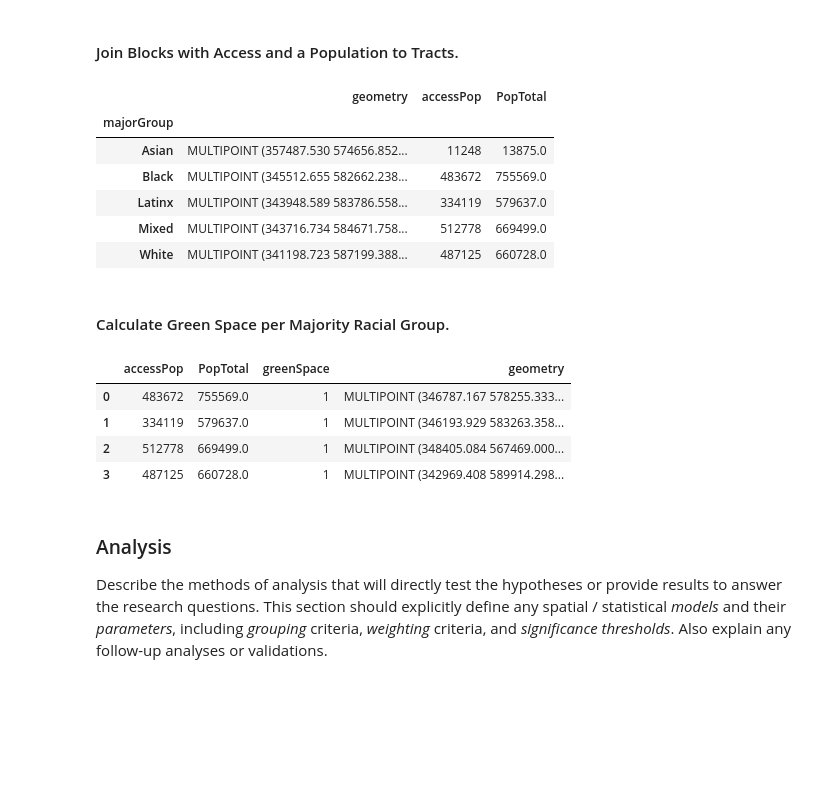
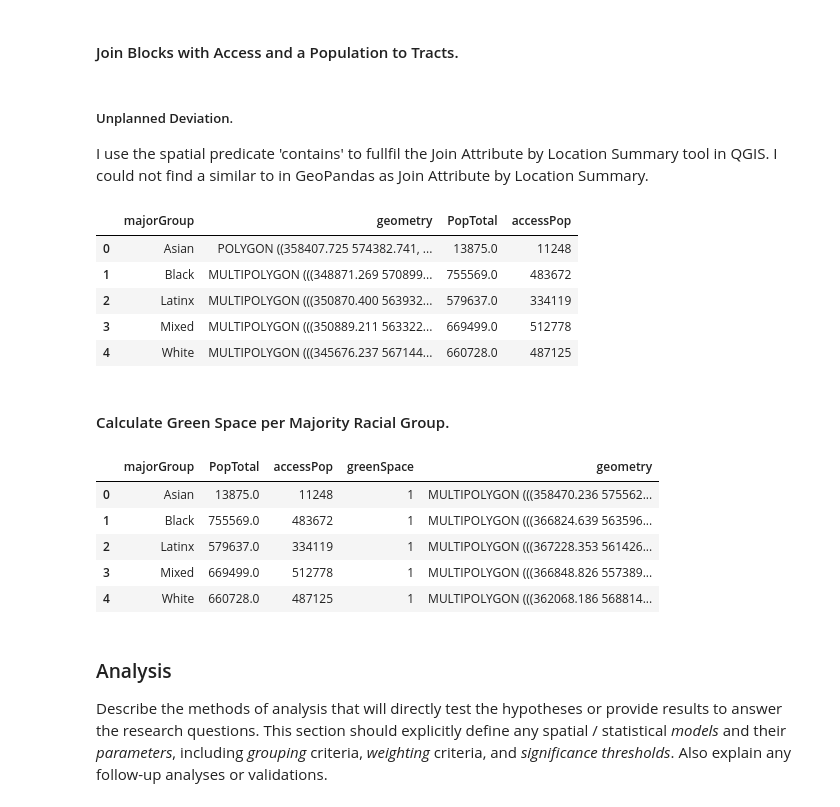
Before and after one commit to t-sutter/RPr-Chicago-Greenspaces, a Jupyter notebook: procedure/code/01-RPr-Chicago-Greenspaces.ipynb, the cells around one changed output. Saved outputs shown, nothing was run; the diff lists cells and outputs as text; code cells hidden in the pictures; blank space fills up the shorter version.

Commit message:
calcAccessPop

```diff
--- a/procedure/code/01-RPr-Chicago-Greenspaces.ipynb
+++ b/procedure/code/01-RPr-Chicago-Greenspaces.ipynb
@@ -547,6 +548,8 @@ tractsDict = {'majorGroup':tracts2010.majorGroup, 'PopTotal':tracts2010.PopTotal
 # Create GeoDataFrame.
 tractsMaj = gpd.GeoDataFrame(tractsDict,crs='EPSG:6454')
 # Dissolve / group by majority racial group. Sum other values (PopTotal).
-tractsMaj = tractsMaj.dissolve(by='majorGroup', aggfunc = 'sum')
+tractsMaj = tractsMaj.dissolve(by='majorGroup', aggfunc = 'sum', as_index=False)
+
+tractsMaj.plot(column='majorGroup',legend=True)
 tractsMaj
 # %% [output]
@@ -560,31 +563,36 @@ tractsMaj
 # %% [markdown]
 #### Join Blocks with Access and a Population to Tracts.
+# %% [markdown]
+##### Unplanned Deviation.
+I use the spatial predicate 'contains' to fullfil the Join Attribute by Location Summary tool in QGIS. I could not find a similar to in GeoPandas as Join Attribute by Location Summary.
 # %%
 # Create dictionary for Population of Blocks with Access GeoDataFrame.
 blocksPopAccessDict = {'accessPop':blocksPop_w_access.D001, 'geometry':blocksPop_w_access.geometry}
 # Create GeoDataFrame.
 blocksPopAccess = gpd.GeoDataFrame(blocksPopAccessDict, crs='EPSG:6454')
 # Join Blocks and Tracts.
 blocksMajorityGroup = gpd.sjoin(blocksPopAccess, tractsMaj, how='inner', predicate='within')
-# Rename 'index_right' majorGroup.
-blocksMajorityGroup = blocksMajorityGroup.rename(columns = {'index_right':'majorGroup'})
-# Remove 'PopTotal' from blocksMajorityGroup.
+# Remove 'PopTotal' and 'index_right' from blocksMajorityGroup.
 blocksMajorityGroup.pop('PopTotal')
-# Dissolve and sum blocksMajorityGroup by 'majorGroup'.
+blocksMajorityGroup.pop('index_right')
+# # Dissolve and sum blocksMajorityGroup by 'majorGroup'.
 tractsAccessPop = blocksMajorityGroup.dissolve(by='majorGroup', aggfunc = 'sum')
 # Join tractsMajor to tractsAccessPop to have PopTotal for tractsAccessPop.
-tractsAccessPop = gpd.sjoin(tractsAccessPop, tractsMaj, how='inner', predicate='within')
+### I use a different predicate here than in the initial study.
+tractsAccessPop = gpd.sjoin(tractsMaj, tractsAccessPop, how='left', predicate='contains')
 # Remove 'index_right'.
 tractsAccessPop.pop('index_right')
+# Visualize results.
+#tractsMaj.plot(column='majorGroup',legend=True)
+tractsAccessPop.dtypes
 tractsAccessPop
 # %% [output]
-|  | geometry | accessPop | PopTotal |
-| majorGroup |  |  |  |
-| Asian | MULTIPOINT (357487.530 574656.852... | 11248 | 13875.0 |
-| Black | MULTIPOINT (345512.655 582662.238... | 483672 | 755569.0 |
-| Latinx | MULTIPOINT (343948.589 583786.558... | 334119 | 579637.0 |
-| Mixed | MULTIPOINT (343716.734 584671.758... | 512778 | 669499.0 |
-| White | MULTIPOINT (341198.723 587199.388... | 487125 | 660728.0 |
+|  | majorGroup | geometry | PopTotal | accessPop |
+| 0 | Asian | POLYGON ((358407.725 574382.741, ... | 13875.0 | 11248 |
+| 1 | Black | MULTIPOLYGON (((348871.269 570899... | 755569.0 | 483672 |
+| 2 | Latinx | MULTIPOLYGON (((350870.400 563932... | 579637.0 | 334119 |
+| 3 | Mixed | MULTIPOLYGON (((350889.211 563322... | 669499.0 | 512778 |
+| 4 | White | MULTIPOLYGON (((345676.237 567144... | 660728.0 | 487125 |
 # %% [markdown]
 #### Calculate Green Space per Majority Racial Group.
 # %%
@@ -595,11 +603,12 @@ gs_df = gpd.GeoDataFrame(gsDict, crs='EPSG:6454')
 grpTractsGrnSp =tractsAccessPop.overlay(gs_df, how='intersection')
 grpTractsGrnSp
 # %% [output]
-|  | accessPop | PopTotal | greenSpace | geometry |
-| 0 | 483672 | 755569.0 | 1 | MULTIPOINT (346787.167 578255.333... |
-| 1 | 334119 | 579637.0 | 1 | MULTIPOINT (346193.929 583263.358... |
-| 2 | 512778 | 669499.0 | 1 | MULTIPOINT (348405.084 567469.000... |
-| 3 | 487125 | 660728.0 | 1 | MULTIPOINT (342969.408 589914.298... |
+|  | majorGroup | PopTotal | accessPop | greenSpace | geometry |
+| 0 | Asian | 13875.0 | 11248 | 1 | MULTIPOLYGON (((358470.236 575562... |
+| 1 | Black | 755569.0 | 483672 | 1 | MULTIPOLYGON (((366824.639 563596... |
+| 2 | Latinx | 579637.0 | 334119 | 1 | MULTIPOLYGON (((367228.353 561426... |
+| 3 | Mixed | 669499.0 | 512778 | 1 | MULTIPOLYGON (((366848.826 557389... |
+| 4 | White | 660728.0 | 487125 | 1 | MULTIPOLYGON (((362068.186 568814... |
 # %% [markdown]
 ### Analysis
 
```
Also changed, not shown: parts of 3 cells of this notebook, 1 other file.
